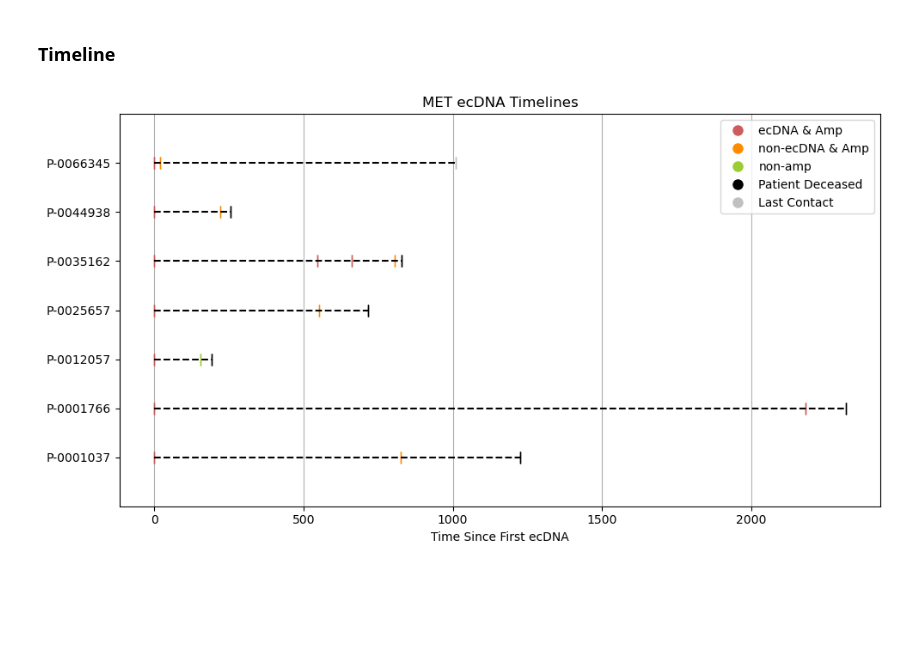
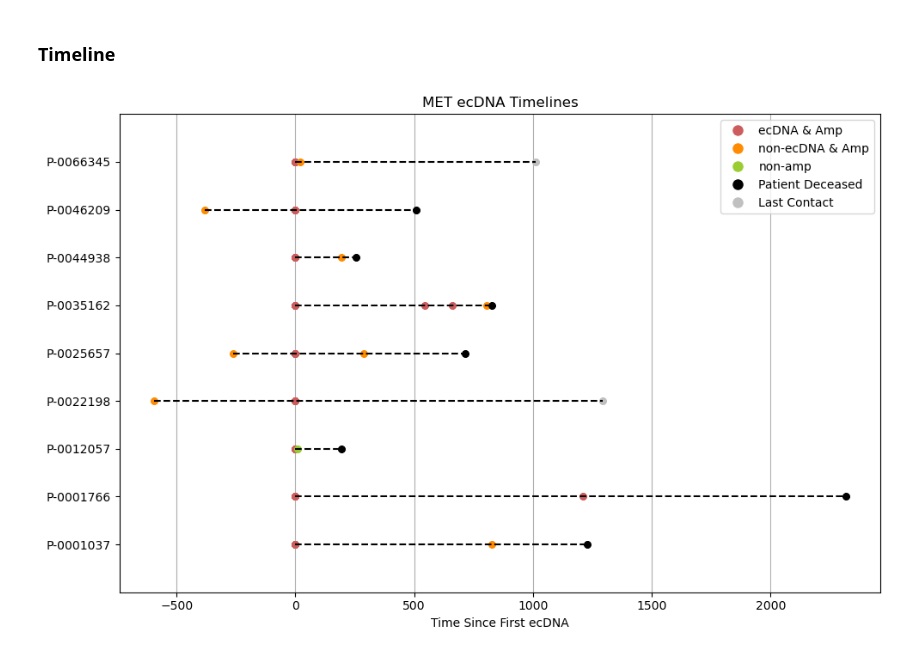
Before and after one commit to mskcc/Penguin, a Jupyter notebook: notebooks/case_study.ipynb, the cells around one changed output. Drawn from its saved outputs; the diff is of its cells as text; code cells hidden in the pictures; blank space fills up the shorter version.

```diff
--- a/notebooks/case_study.ipynb
+++ b/notebooks/case_study.ipynb
@@ -13,6 +13,7 @@ cancerTypeToStudy = 'Non-Small Cell Lung Cancer'
 analysis_type = 'cancerType'
 # Use facets called amp (true/false), use false if you do not have the file (external to the pipeline)
 use_facets_amp = False
+use_facets = False
 # %%
 config = "../global_config_bash_3.rc"
 # %%
@@ -267,12 +269,14 @@ facets_lengths_df = facets_lengths_df[facets_lengths_df['sample'].isin(ctype_sam
 # %%
-# Label the ones that are not called na
-facets_lengths_df['ecDNA'] = np.nan
+if use_facets :
 
-for i, row in facets_lengths_df.iterrows() :
-    if row['sample'] in ecDNA_pos :
-        facets_lengths_df.loc[i, 'ecDNA'] = True
-    if row['sample'] in ecDNA_neg :
-        facets_lengths_df.loc[i, 'ecDNA'] = False
+    # Label the ones that are not called na
+    facets_lengths_df['ecDNA'] = np.nan
+
+    for i, row in facets_lengths_df.iterrows() :
+        if row['sample'] in ecDNA_pos :
+            facets_lengths_df.loc[i, 'ecDNA'] = True
+        if row['sample'] in ecDNA_neg :
+            facets_lengths_df.loc[i, 'ecDNA'] = False
 # %% [markdown]
 Segment size vs copy number for those called amplified in both FACETS and ECHO, uses FACETS called copy numbers
 # %%
@@ -387,7 +397,7 @@ for i, row in echo_ctype.iterrows() :
 sample_to_ecDNA = {}
 for i, row in echo_ctype.iterrows() :
     if row['patientId'] in timelines :
-        if sequencing_dict[row['tumorSampleId']] > earliest_date[row['patientId']] :
+        if sequencing_dict[row['tumorSampleId']] != earliest_date[row['patientId']] :
             if row['gene'] == geneToStudy and row['ecDNA_status'] == 'ecDNA' :
                 sample_to_ecDNA[row['tumorSampleId']] = 'ecDNA & Amp'
             elif row['gene'] == geneToStudy :
@@ -397,7 +407,7 @@ for i, row in echo_ctype.iterrows() :
 # %%
 for sample in sample_to_ecDNA :
     patientId = sample.split('-')[0] + '-' + sample.split('-')[1]
-    timelines[patientId].append((sequencing_dict[sample], sample_to_ecDNA[sample]))
+    timelines[patientId].append((sequencing_dict[sample] - earliest_date[patientId], sample_to_ecDNA[sample]))
 timelines_interesting = {key: value for key, value in timelines.items() if value}
 
 endpoints = []
@@ -408,6 +418,12 @@ for patientId in timelines_interesting :
     else :
         timelines[patientId].append((last_contact_dict[patientId], "Last Contact"))
         endpoints.append(last_contact_dict[patientId])
+startpoints = []
+for patientId in timelines_interesting :
+    earliest = 10000000
+    for pair in timelines_interesting[patientId] :
+        earliest = min(earliest, pair[0])
+    startpoints.append(earliest)
 # %%
 timelines_interesting = {key: value for key, value in timelines.items() if value}
 for i in timelines_interesting :
@@ -420,33 +436,33 @@ label_colors = {
     'non-ecDNA & Amp': 'darkorange',
     'non-amp': 'yellowgreen',
     'Patient Deceased': 'black',
     'Last Contact': 'silver',
 }
 
 for idx, (label, points) in enumerate(timelines_interesting.items(), start=1):
     # Extract x values (times) and labels
     times, labels = zip(*points)
 
     # Plot lines connecting points with label-specific color
     for i in range(len(times)):
-            plt.plot([times[i], times[i]], [idx, idx], '|-', color=label_colors[labels[i]], markersize=10)
-    plt.hlines(y=idx, xmin=0, xmax=endpoints[idx-1], color='black', linestyle='--')
+            plt.plot([times[i], times[i]], [idx, idx], '.-', color=label_colors[labels[i]], markersize=10,linewidth=2)
+    plt.hlines(y=idx, xmin=startpoints[idx-1], xmax=endpoints[idx-1], color='black', linestyle='--')
 
 # Customize plot appearance
 plt.ylim(0, len(timelines_interesting) + 1)  # Set y-axis limit to accommodate all timelines
 plt.xlabel('Time Since First ecDNA')
 plt.yticks(np.arange(1, len(timelines_interesting) + 1), timelines_interesting.keys())
 plt.title(f'{geneToStudy} ecDNA Timelines')
 
 # Add legend with colored markers
 legend_handles = [plt.Line2D([0], [0], marker='o', color='w', label=label, markersize=10, markerfacecolor=color)
                   for label, color in label_colors.items()]
 plt.legend(handles=legend_handles, loc='upper right')
 
 plt.grid(axis='x')
 plt.tight_layout()
 
 # Show plot
 plt.show()
 # %% [output]
-[figure, old version]
+[figure, new version]
```
Also changed, not shown: parts of 6 cells of this notebook, 1 other file.
